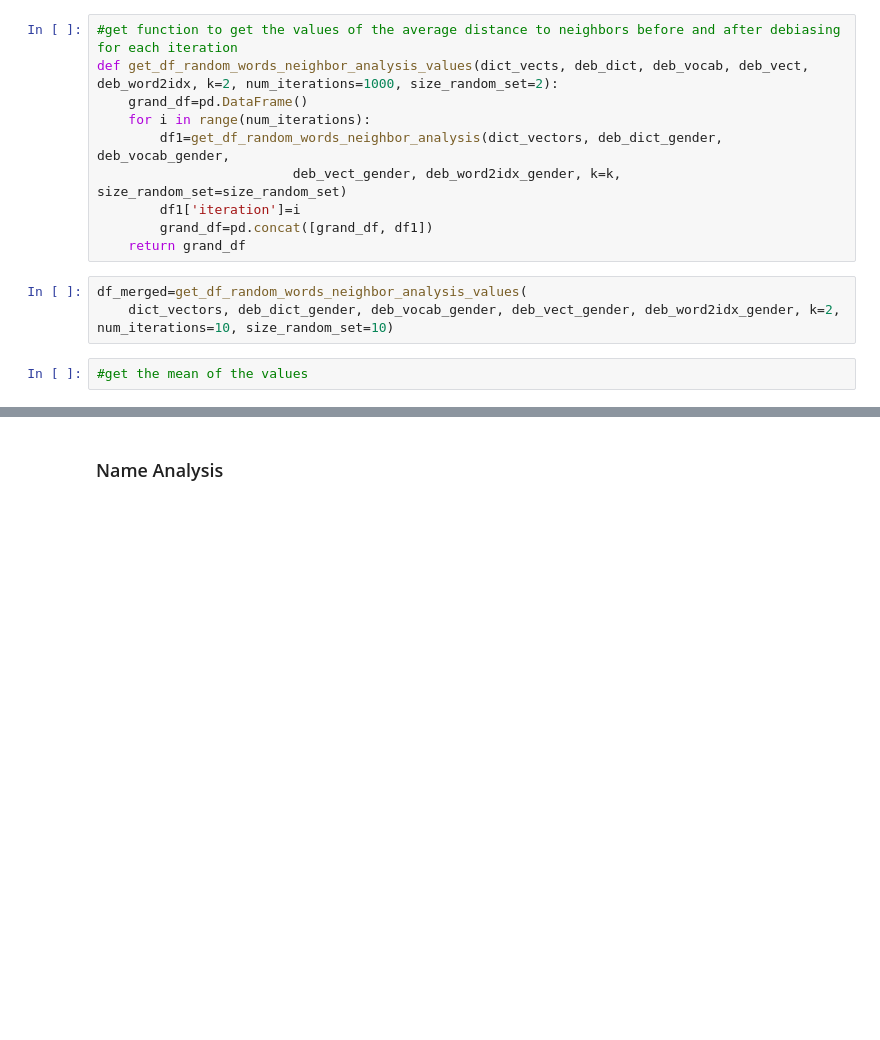
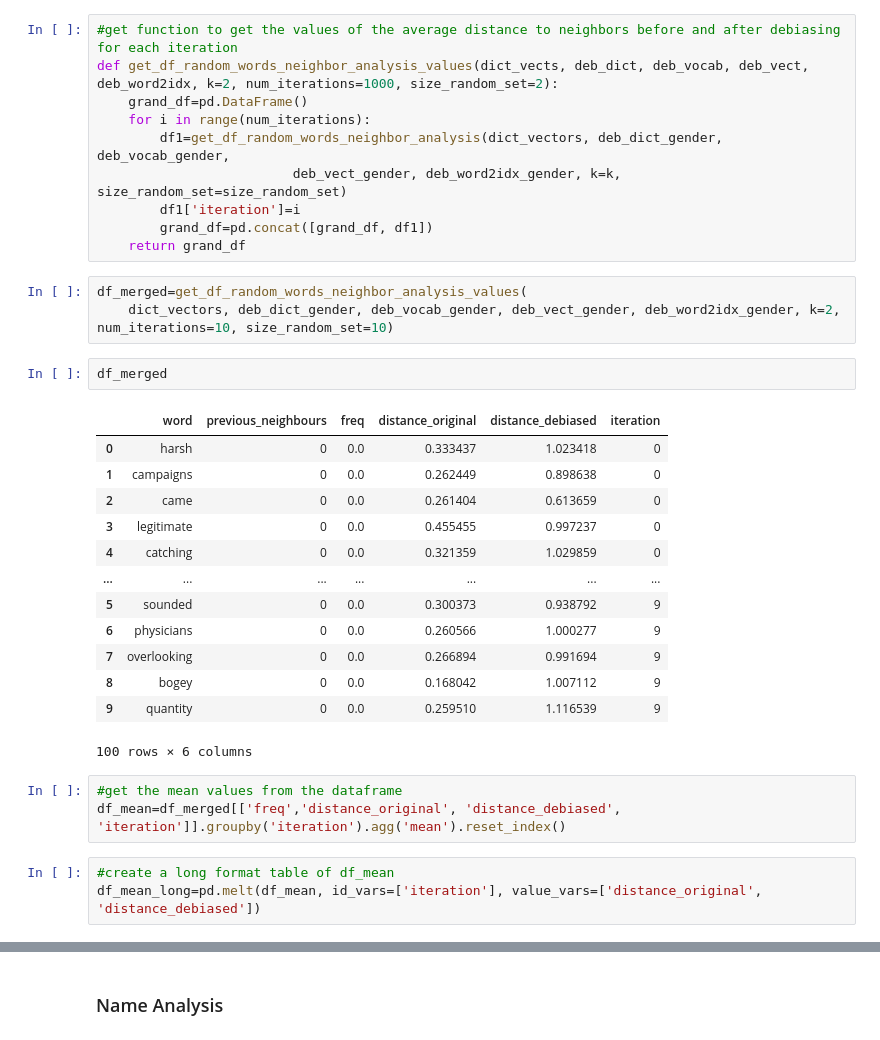
Before and after one commit to aduarte56/MT_DebiasingAlgorithms, a Jupyter notebook: RunningNotebook_TheVectorSpace.ipynb, the cells around one changed output, grey strips where cells are left out. Saved outputs shown, nothing was run; the diff lists cells and outputs as text; blank space fills up the shorter version.

```diff
--- a/RunningNotebook_TheVectorSpace.ipynb
+++ b/RunningNotebook_TheVectorSpace.ipynb
@@ -467,5 +470,25 @@ def get_df_random_words_neighbor_analysis_values(dict_vects, deb_dict, deb_vocab
 # %%
 df_merged=get_df_random_words_neighbor_analysis_values(
     dict_vectors, deb_dict_gender, deb_vocab_gender, deb_vect_gender, deb_word2idx_gender, k=2, num_iterations=10, size_random_set=10)
-# %%
-#get the mean of the values
+# %%
+df_merged
+# %% [output]
+|  | word | previous_neighbours | freq | distance_original | distance_debiased | iteration |
+| 0 | harsh | 0 | 0.0 | 0.333437 | 1.023418 | 0 |
+| 1 | campaigns | 0 | 0.0 | 0.262449 | 0.898638 | 0 |
+| 2 | came | 0 | 0.0 | 0.261404 | 0.613659 | 0 |
+| 3 | legitimate | 0 | 0.0 | 0.455455 | 0.997237 | 0 |
+| 4 | catching | 0 | 0.0 | 0.321359 | 1.029859 | 0 |
+| ... | ... | ... | ... | ... | ... | ... |
+| 5 | sounded | 0 | 0.0 | 0.300373 | 0.938792 | 9 |
+| 6 | physicians | 0 | 0.0 | 0.260566 | 1.000277 | 9 |
+| 7 | overlooking | 0 | 0.0 | 0.266894 | 0.991694 | 9 |
+| 8 | bogey | 0 | 0.0 | 0.168042 | 1.007112 | 9 |
+| 9 | quantity | 0 | 0.0 | 0.259510 | 1.116539 | 9 |
+100 rows × 6 columns
+# %%
+#get the mean values from the dataframe
+df_mean=df_merged[['freq','distance_original', 'distance_debiased', 'iteration']].groupby('iteration').agg('mean').reset_index()
+# %%
+#create a long format table of df_mean
+df_mean_long=pd.melt(df_mean, id_vars=['iteration'], value_vars=['distance_original', 'distance_debiased'])
```
Also changed, not shown: parts of 14 cells of this notebook, 1 other file.
